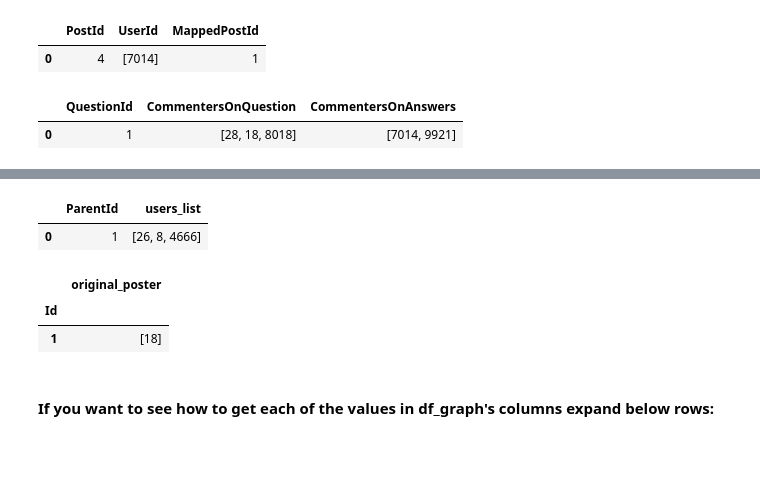
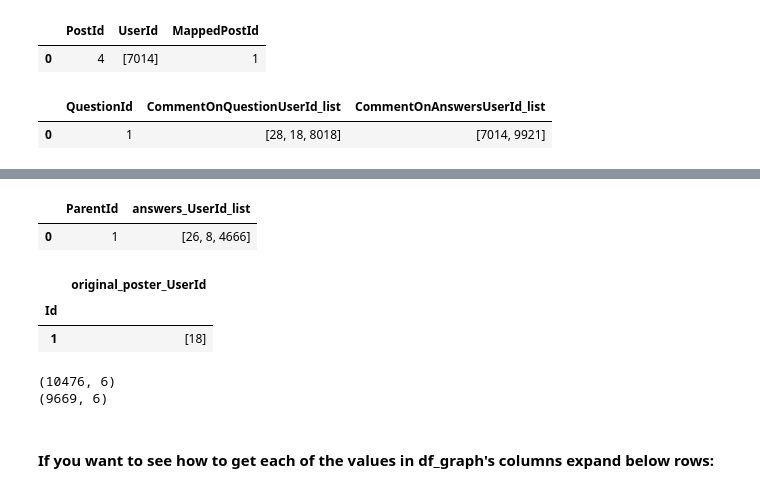
Before and after one commit to pierrehogenhaug/stackexchange_politics, a Jupyter notebook: network_new.ipynb, the cells around one changed output, grey strips where cells are left out. Drawn from its saved outputs; the diff is of its cells as text; code cells hidden in the pictures; blank space fills up the shorter version.

Commit message:
finished graph without attributes

```diff
--- a/network_new.ipynb
+++ b/network_new.ipynb
@@ -56,22 +58,22 @@ comments_on_answers_agg.head(1)
 # %%
 # Creating a unified DataFrame for comment data
 comments_combined = pd.concat([
-    comments_on_questions_agg.rename(columns={'PostId': 'QuestionId', 'UserId': 'CommentersOnQuestion'}),
-    comments_on_answers_agg.rename(columns={'MappedPostId': 'QuestionId', 'UserId': 'CommentersOnAnswers'})
+    comments_on_questions_agg.rename(columns={'PostId': 'QuestionId', 'UserId': 'CommentOnQuestionUserId_list'}),
+    comments_on_answers_agg.rename(columns={'MappedPostId': 'QuestionId', 'UserId': 'CommentOnAnswersUserId_list'})
 ], ignore_index=True)
 
 # Replacing NaN values with empty lists
-comments_combined['CommentersOnQuestion'] = comments_combined['CommentersOnQuestion'].apply(lambda x: x if isinstance(x, list) else [])
-comments_combined['CommentersOnAnswers'] = comments_combined['CommentersOnAnswers'].apply(lambda x: x if isinstance(x, list) else [])
+comments_combined['CommentOnQuestionUserId_list'] = comments_combined['CommentOnQuestionUserId_list'].apply(lambda x: x if isinstance(x, list) else [])
+comments_combined['CommentOnAnswersUserId_list'] = comments_combined['CommentOnAnswersUserId_list'].apply(lambda x: x if isinstance(x, list) else [])
 
 # Grouping and combining lists
 comments_combined = comments_combined.groupby('QuestionId').agg(
-    CommentersOnQuestion=('CommentersOnQuestion', lambda x: sum(x, [])),
-    CommentersOnAnswers=('CommentersOnAnswers', lambda x: sum(x, []))
+    CommentOnQuestionUserId_list=('CommentOnQuestionUserId_list', lambda x: sum(x, [])),
+    CommentOnAnswersUserId_list=('CommentOnAnswersUserId_list', lambda x: sum(x, []))
 ).reset_index()
 comments_combined.head(1)
 # %% [output]
-|  | QuestionId | CommentersOnQuestion | CommentersOnAnswers |
+|  | QuestionId | CommentOnQuestionUserId_list | CommentOnAnswersUserId_list |
 | 0 | 1 | [28, 18, 8018] | [7014, 9921] |
 # %%
 # Filtering answers that are related to the collected questions
@@ -83,21 +85,21 @@ df_int.head(1)
 # %%
 # Grouping answers by their parent question and aggregating answerer user IDs
 df_subpost = df_int.groupby('ParentId').agg(
-    users_list=('OwnerUserId', lambda x: list(x))
+    answers_UserId_list=('OwnerUserId', lambda x: list(x))
 ).reset_index(drop=False)
 df_subpost.head(1)
 # %% [output]
-|  | ParentId | users_list |
+|  | ParentId | answers_UserId_list |
 | 0 | 1 | [26, 8, 4666] |
 # %%
 # Identifying original posters for each question
 df_original_poster = questions[questions.Id.isin(df_int.ParentId.tolist())].copy()
 df_original_poster = df_original_poster.groupby('Id').agg(
-    original_poster=('OwnerUserId', lambda x: list(x))
+    original_poster_UserId=('OwnerUserId', lambda x: list(x))
 )
 df_original_poster.head(1)
 # %% [output]
-|  | original_poster |
+|  | original_poster_UserId |
 | Id |  |
 | 1 | [18] |
 # %%
@@ -114,6 +116,16 @@ df_graph['original_poster'] = df_graph['original_poster'].apply(lambda x: x[0] i
 
 # Integrating Comment Data with the Graph Data
 df_graph = pd.merge(df_graph, comments_combined, left_on='ParentId', right_on='QuestionId', how='left')
+# %%
+df_graph['CommentOnQuestionUserId_list'] = df_graph['CommentOnQuestionUserId_list'].apply(lambda x: x if isinstance(x, list) else [])
+df_graph['CommentOnAnswersUserId_list'] = df_graph['CommentOnAnswersUserId_list'].apply(lambda x: x if isinstance(x, list) else [])
+
+print(df_graph.shape)
+df_graph = df_graph[df_graph['original_poster_UserId'] != -1]
+print(df_graph.shape)
+# %% [output]
+(10476, 6)
+(9669, 6)
 # %% [markdown]
 #### If you want to see how to get each of the values in df_graph's columns expand below rows:
 # %%
```
Also changed, not shown: parts of 17 cells of this notebook.
